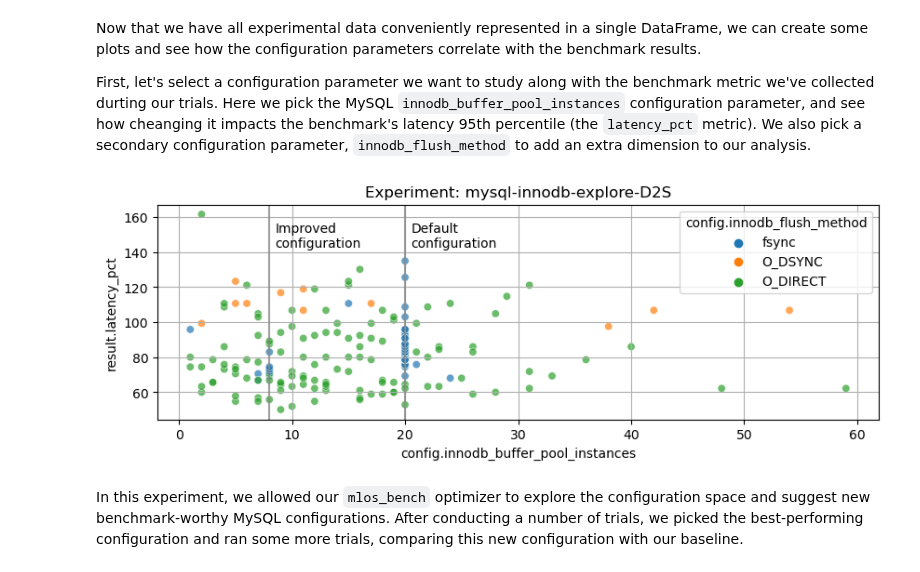
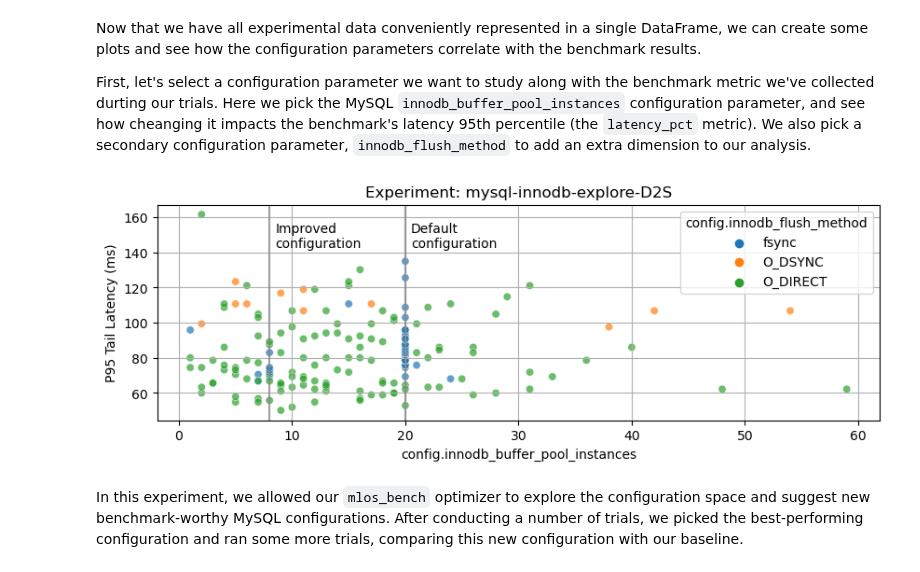
Before and after one commit to Microsoft-CISL/sqlite-autotuning, a Jupyter notebook: mlos_demo_mysql.ipynb, the cells around one changed output. Saved outputs shown, nothing was run; the diff lists cells and outputs as text; code cells hidden in the pictures.

```diff
--- a/mlos_demo_mysql.ipynb
+++ b/mlos_demo_mysql.ipynb
@@ -107,30 +108,38 @@ First, let's select a configuration parameter we want to study along with the be
 # The dataframe has a lot of columns. Let's just focus on a few of them.
 
 # This is overall score that we are trying to optimize.
-# In this case, we are trying to minimize the P95 tail latency.
+# In this case, we are trying to minimize the P95 (result.percentile) tail latency.
 SCORE = "result.latency_pct"
+SCORE_LABEL = "P95 Tail Latency (ms)"
 
 # This is just one of the configuration parameters that we are trying to optimizer.
-CATEGORY = "config.innodb_flush_method"
-# This is a system metric that might be influenced by the configuration.
+PARAM1 = "config.innodb_flush_method"
+# This could be a system metric that might be influenced by the configuration.
+# PARAM2 = "result.writes"
 # Or, another config that we might want to see the combined influence on the score.
-METRIC = "config.innodb_buffer_pool_instances"
+PARAM2 = "config.innodb_buffer_pool_instances"
 # %%
+# Set the size of the figure.
 plt.rcParams["figure.figsize"] = (10, 3)
 
-sns.scatterplot(data=df, x=METRIC, y=SCORE, hue=CATEGORY, marker='o', alpha=0.7)
+# Create a scatter plot for that figure
+sns.scatterplot(data=df, x=PARAM2, y=SCORE, hue=PARAM1, marker='o', alpha=0.7)
+plt.ylabel(SCORE_LABEL)
 
+# Emphasize an area where the default config exists.
+# Note: we know this
+plt.axvline(x=20, color="#888888", alpha=0.8)
+plt.text(20.5, 143, "Default\nconfiguration", horizontalalignment='left', size='medium', color='black')
+
+# Emphasize an area some improved configs exists.
 plt.axvline(x=8, color="#888888", alpha=0.8)
 plt.text(8.5, 143, "Improved\nconfiguration", horizontalalignment='left', size='medium', color='black')
-
-plt.axvline(x=20, color="#888888", alpha=0.8)
-plt.text(20.5, 143, "Default\nconfiguration", horizontalalignment='left', size='medium', color='black')
 
 plt.title("Experiment: " + exp.exp_id)
 plt.grid()
 plt.show()
 # %% [output]
-[figure, old version]
+[figure, new version]
 # %% [markdown]
 In this experiment, we allowed our `mlos_bench` optimizer to explore the configuration space and suggest new benchmark-worthy MySQL configurations. After conducting a number of trials, we picked the best-performing configuration and ran some more trials, comparing this new configuration with our baseline.
 # %% [markdown]
```
Also changed, not shown: parts of 2 cells of this notebook.
